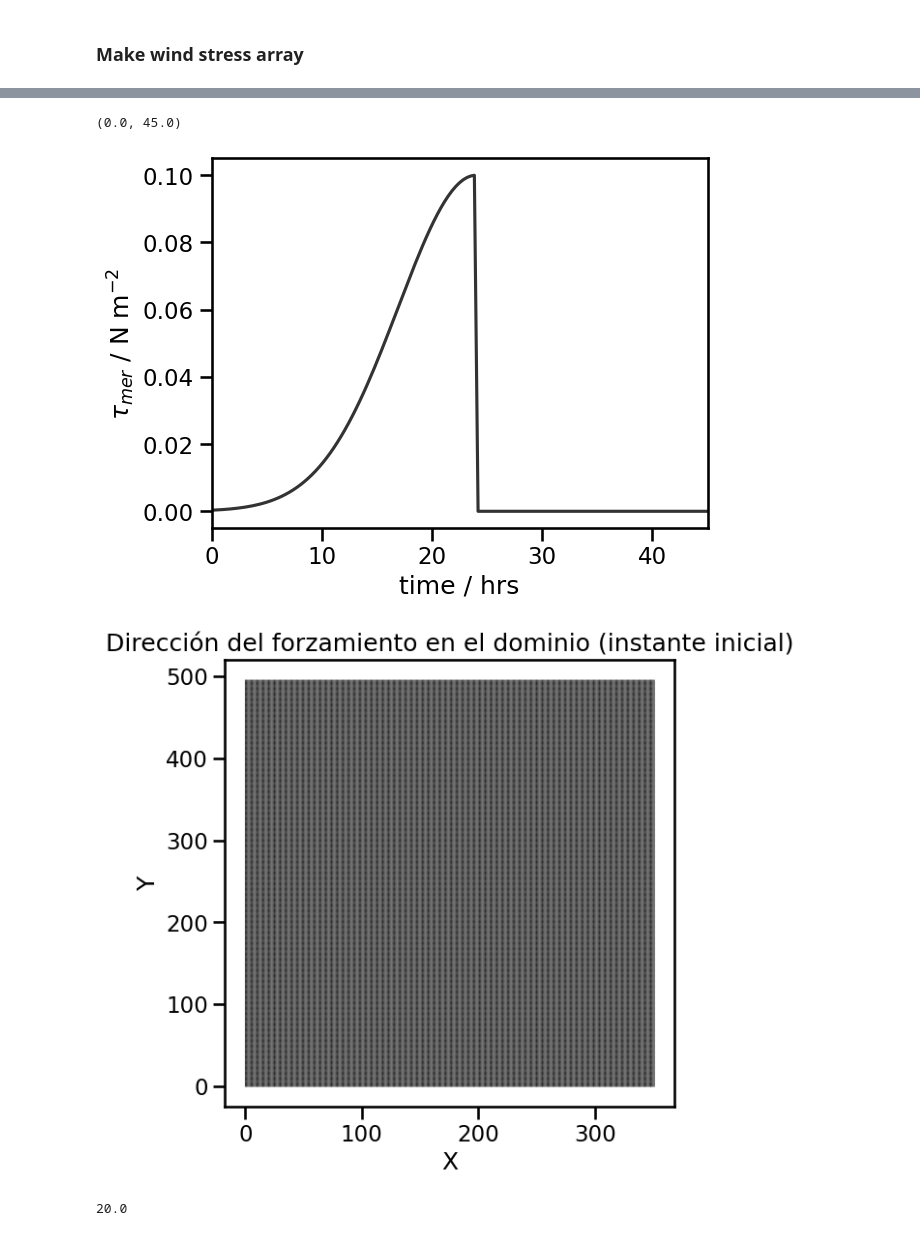
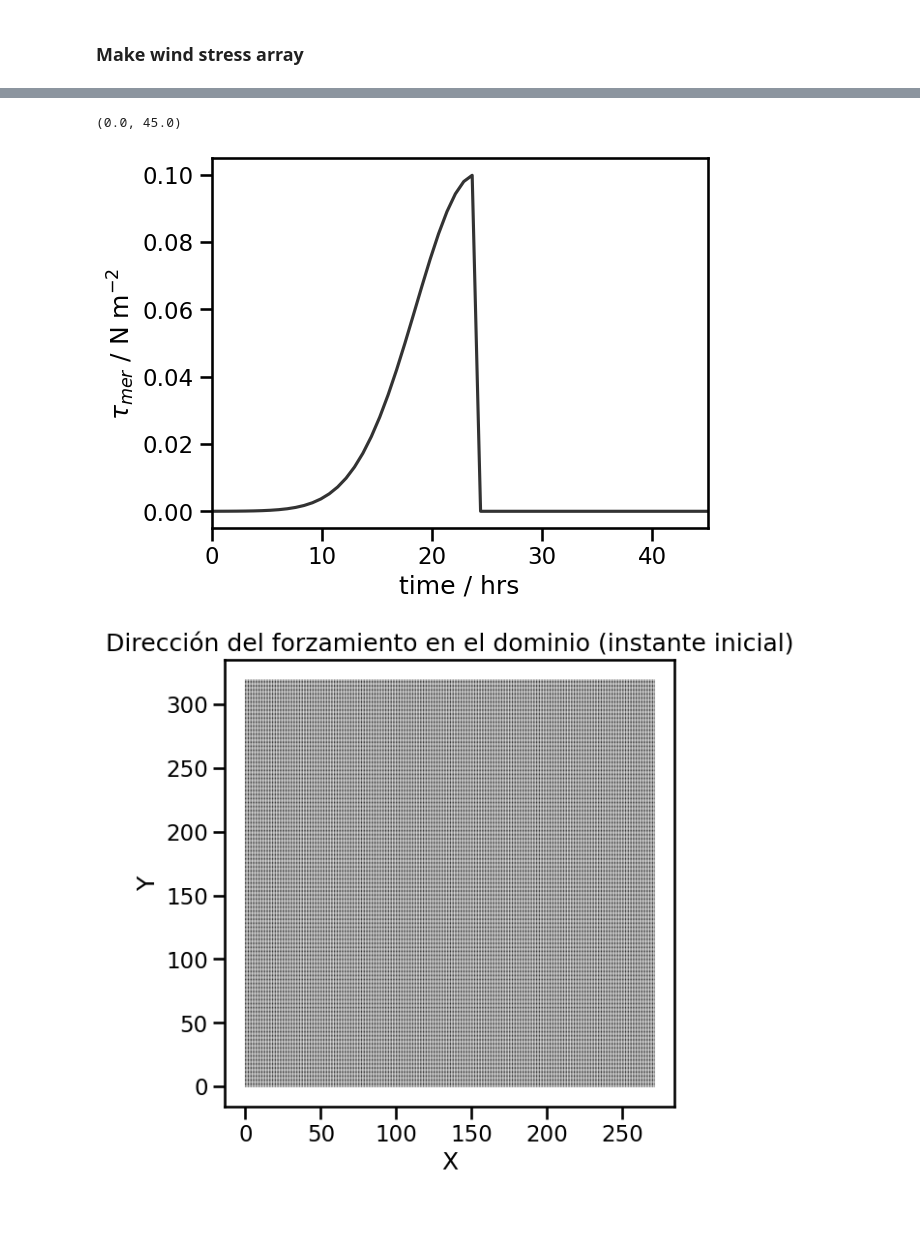
Before and after one commit to Estebanovich/BayIW_Rectan, a Jupyter notebook: input/make_wind_forcing_exp.ipynb, the cells around one changed output, grey strips where cells are left out. Drawn from its saved outputs; the diff is of its cells as text; code cells hidden in the pictures.

Commit message:
Bahia rectangular

```diff
--- a/input/make_wind_forcing_exp.ipynb
+++ b/input/make_wind_forcing_exp.ipynb
@@ -19,27 +19,22 @@ import numpy as np
 Only change these values
 # %%
 ## Gaussian pulse
-deltat= 120
-end_time = 45 # original 20 end time of records (hrs) - Should be the same as ExternalForcingCycle (in seconds) in data namelist
-nt = 135 # number of wind records
+nt = 60 # number of wind records
+end_time = 45 # end time of records (hrs) - Should be the same as ExternalForcingCycle (in seconds) in data namelist
 t = np.linspace(0, end_time, nt) # time array of wind records
-max_tau = 0.1 # original 0.1
-sigma = 50 # original 1
+max_tau =  0.1 # original 0.1
+sigma = 30
 center = 24 # base 3.5 hr, faster 2.5 hr, slower 4.5
 gauss = max_tau * np.exp(-((t-center)**2)/(2*sigma))
 mask = t > center
 gauss[mask] = 0
 
 ## Grid size
-#     &           Nx  = sNx*nSx*nPx,   ! = 22*8*2 = 352
-#     &           Ny  = sNy*nSy*nPy,   ! = 31*8*2 = 496
-#     &           Nr  = 90,            ! = 90
-
-nx = 352 # domain bahia01_expand: 240
-ny = 496# domain bahia01_expand: 320
+nx = 272 # domain bahia01_expand: 272
+ny = 320 # domain bahia01_expand: 320
 
 # filename
-run_desc = 'halfgauss45hr' # descriptive string to add to wind filename.
+run_desc = 'halfgauss2p5hr' # descriptive string to add to wind filename.
                             # Final name is eg. zonal_halfgauss2p5hr_240x180.bin
 # %% [markdown]
 ### Make wind stress array
@@ -97,23 +92,32 @@ plt.ylabel(r'$\tau_{mer}$ / N m$^{-2}$')
 plt.xlim(0,end_time)
 # %% [output]
 (0.0, 45.0)
-[figure, old version]
+[figure, new version]
 # %%
 # Supongamos que tienes zonal_tau y merid_tau
 X, Y = np.meshgrid(np.arange(nx), np.arange(ny))
 U = np.zeros_like(windstress[:,:,0])  # zonal_tau debería ser cero
-V = merid_tau[:,:,2]  # Primer instante de tiempo
+V = merid_tau[:,:,0]  # Primer instante de tiempo
 
 plt.figure(figsize=(6,6))
-plt.quiver(X, Y,U, V, scale=10)
+plt.quiver(X, Y, U, V, scale=0.1)
 plt.title("Dirección del forzamiento en el dominio (instante inicial)")
 plt.xlabel("X")
 plt.ylabel("Y")
 plt.show()
 # %% [output]
-[figure, old version]
+[figure, new version]
 # %%
-72000/3600
+x=(np.array([1.0, 1.0, 1.1, 1.1, 1.2, 1.2, 1.3, 1.3, 1.4,
+	1.5, 1.5, 1.6, 1.7, 1.7, 1.8, 1.9, 2.0,
+	2.0, 2.1, 2.2, 2.3, 2.4, 2.5, 2.6, 2.7,
+	2.9, 3.0, 3.1, 3.2, 3.4, 3.5, 3.7, 3.8,
+	4.0, 4.2, 4.4, 4.5, 4.7, 4.9, 5.2, 5.4,
+	5.6, 5.8, 6.1, 6.4, 6.6, 6.9, 7.2, 7.5,
+	7.8, 8.2, 8.5, 8.9, 9.3, 9.7, 10.1, 10.5,
+	11.0, 11.4, 11.9, 12.5, 13.0, 13.5, 14.1, 14.7,
+	15.4, 16.0, 16.7, 17.4, 18.2, 19.0, 19.8, 20.6,
+	21.5, 22.4, 23.4, 24.4, 25.4, 26.5, 27.7, 28.9,
+	30.1, 31.4, 32.7, 34.2, 35.6, 37.1, 38.7, 40.5,
+	42.2]))
-# %% [output]
-20.0
 # %%
```
Also changed, not shown: parts of 6 cells of this notebook, 10 other files.
